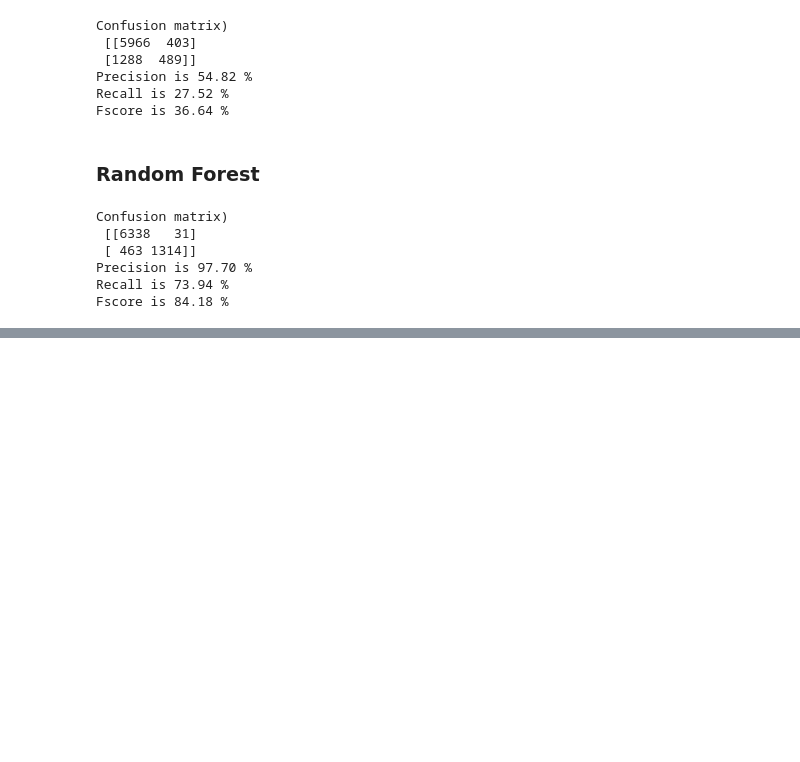
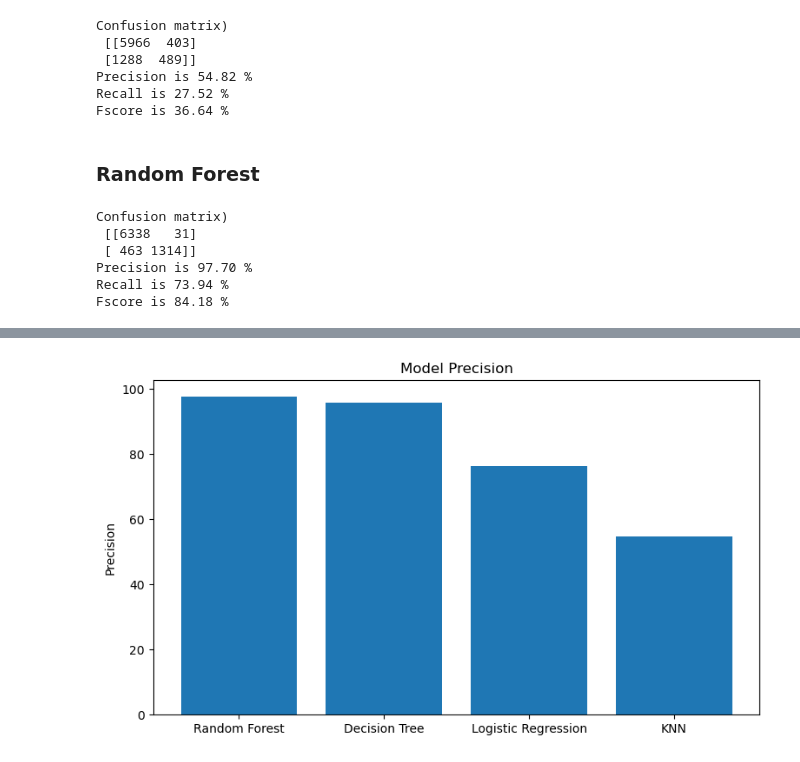
Before and after one commit to alex-yatseyko/team_project, a Jupyter notebook: project/notebooks/model_training.ipynb, the cells around one changed output, grey strips where cells are left out. Cells and saved outputs as stored; diff of their text form; code cells hidden in the pictures; blank space fills up the shorter version.

```diff
--- a/project/notebooks/model_training.ipynb
+++ b/project/notebooks/model_training.ipynb
@@ -161,3 +161,20 @@ F1-Score:
 - Since the Random Forest model shows the best performance, it should be the primary model used for predicting loan defaults
 - Even though Random Forest performs well, further hyperparameter tuning might improve its performance even more
 - Increasing maximum number of iteration in Logistic Regression can help with convergence issues but may increase computational time.
+# %%
+import matplotlib.pyplot as plt
+
+models = ['Random Forest', 'Decision Tree', 'Logistic Regression', 'KNN']
+precision = [97.70, 95.77, 76.17, 54.82]
+recall = [73.94, 73.83, 54.14, 27.52]
+f1_score = [84.18, 83.38, 63.29, 36.64]
+
+# Precision:
+
+plt.figure(figsize=(9,5))
+plt.bar(models, precision)
+plt.ylabel('Precision')
+plt.title('Model Precision')
+plt.show()
+# %% [output]
+[figure, added]
```
Also changed, not shown: parts of 3 cells of this notebook, 5 other files.
